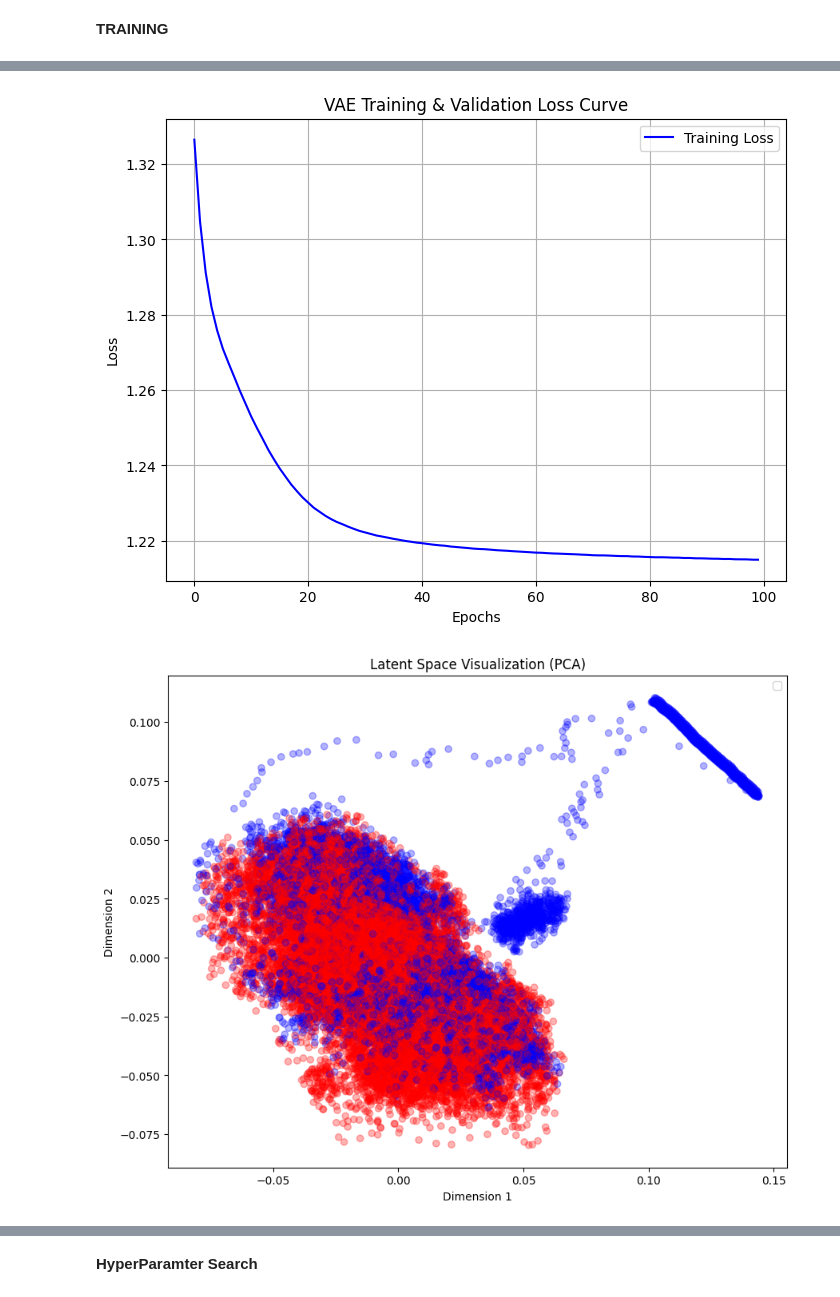
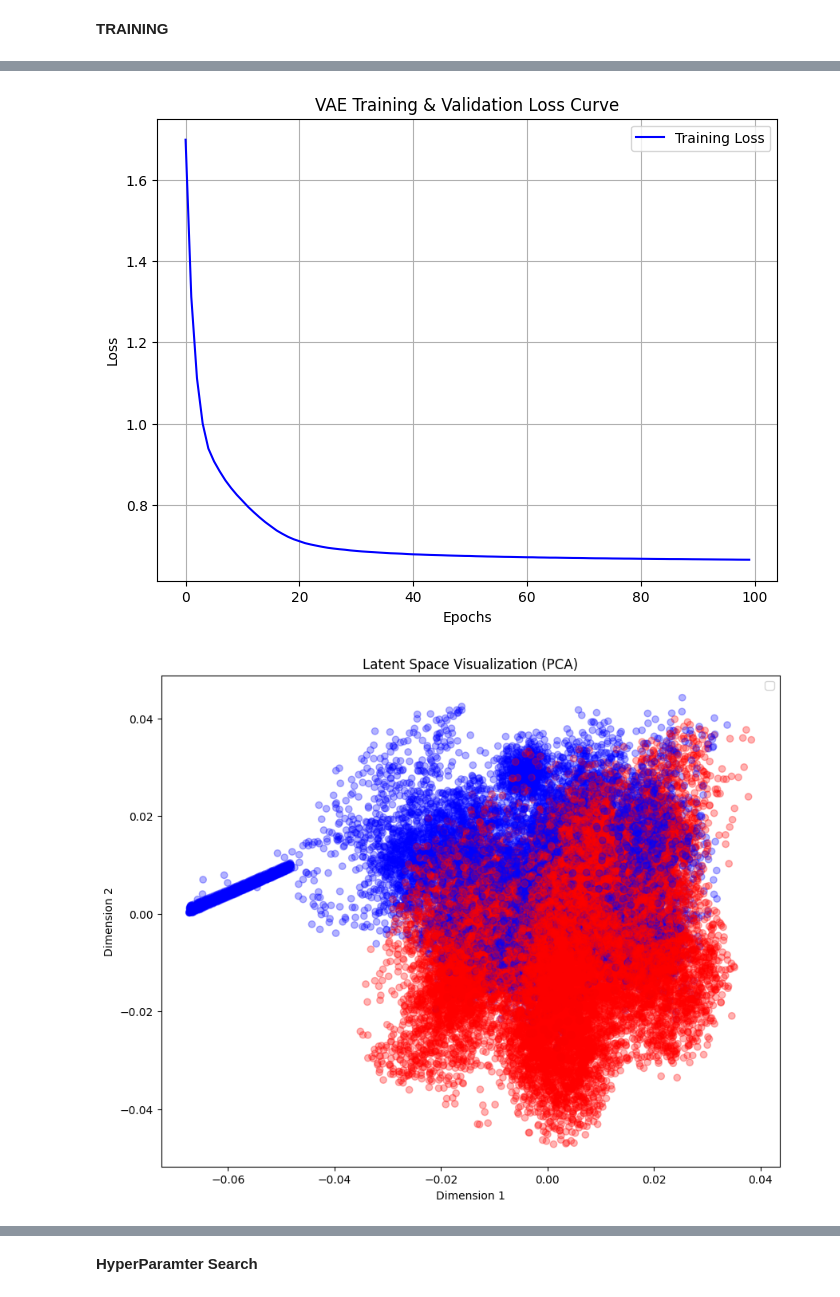
Before and after one commit to Samin765/Edge-Deployable-Unsupervised-IDS-for-CAN, a Jupyter notebook: VAE_multiple_samples_.ipynb, the cells around one changed output, grey strips where cells are left out. Saved outputs shown, nothing was run; the diff lists cells and outputs as text; code cells hidden in the pictures.

Commit message:
removed tsfresh and added payload timebased stats

```diff
--- a/VAE_multiple_samples_.ipynb
+++ b/VAE_multiple_samples_.ipynb
@@ -244,12 +186,12 @@ if LOAD_DATAFRAME:
     test_dataset = convert_to_tensorflow(processeddataframe_test['features'] ,processeddataframe_test['type'], batch_size= batch_size )
 else:
     # Preprocess and load training data
-    #processeddataframe = feature_selection_preparation(preprocessed_normal_channel2_csv_path, 'training', rows=n_rows_train, ts_fresh= TS_FRESH, ts_fresh_parameters= tsfresh_features, ts_fresh_custom_features= custom_fc_parameters)
-    #train_dataset, val_dataset = convert_to_tensorflow(processeddataframe['features'], batch_size= batch_size, window_size = window_size, stride = stride, split_ratio= split_ratio)
+    processeddataframe = feature_selection_preparation(preprocessed_normal_channel2_csv_path, 'training', rows=n_rows_train)
+    train_dataset, val_dataset = convert_to_tensorflow(processeddataframe['features'], batch_size= batch_size, window_size = window_size, stride = stride, split_ratio= split_ratio)
 
-    processeddataframe_test = feature_selection_preparation(preprocessed_new_Spoofing_channel2_csv_path, 'test', rows=n_rows_test, ts_fresh= TS_FRESH, ts_fresh_parameters= tsfresh_features, ts_fresh_custom_features= custom_fc_parameters)
+    processeddataframe_test = feature_selection_preparation(preprocessed_new_Spoofing_channel2_csv_path, 'test', rows=n_rows_test)
     test_dataset, test_threshold_dataset = convert_to_tensorflow(processeddataframe_test['features'], processeddataframe_test['type'], batch_size = batch_size, window_size= window_size, stride=stride, window_anomaly_ratio = window_anomaly_ratio)
 
-    #processeddataframe_dos_baseline = feature_selection_preparation(preprocessed_DoS_channel2_csv_path, 'test', rows=n_rows_test, ts_fresh= TS_FRESH, ts_fresh_parameters= tsfresh_features, ts_fresh_custom_features= custom_fc_parameters)
+    #processeddataframe_dos_baseline = feature_selection_preparation(preprocessed_DoS_channel2_csv_path, 'test', rows=n_rows_test)
     #dos_test_dataset, dos_threshold_dataset = convert_to_tensorflow(processeddataframe_dos_baseline['features'], processeddataframe_dos_baseline['type'], batch_size = batch_size, window_size= window_size, stride=stride, window_anomaly_ratio = window_anomaly_ratio)
 # %% [output]
@@ -1505,7 +1460,7 @@ validation_method = "PLOT" # None, B_VAE, TC, B_TCVAE, PLOT
 patience = 5
 
 # IMPORTANT
-latent_dim= 20
+latent_dim= 25
 beta = 50 # 20
 beta_tc = 1.008 #1.008 # keep in mind this is tuned based on that we get tc loss = -244..
 gamma = 0  # TC weight (typically between 1 and 10) 6
@@ -1529,7 +1484,7 @@ vae = VAE_multiplesamples(input_dim=input_dim, latent_dim=latent_dim, window_siz
 optimizer = tf.keras.optimizers.AdamW(learning_rate=learning_rate)
 discriminator_optimizer = tf.keras.optimizers.AdamW(learning_rate=learning_rate_disc)
 
-train_losses, val_losses, real_epochs, time, show_val, model_path, vae = train_model_btc(vae,optimizer,discriminator_optimizer, epochs,
+train_losses, val_losses, real_epochs, time, show_val, model_path, vae = train_model(vae,optimizer,discriminator_optimizer, epochs,
                                                                     n_samples, input_dim, latent_dim, batch_size,beta,
                                                                       gamma, n_critic, steps_anneal, patience, time,beta_tc,validation_method,
                                                                       model_path= model_path, train_dataset=train_dataset,test_dataset=test_dataset,
@@ -1585,5 +1540,5 @@ Epoch 100, Train Loss: 1.214951, Beta TC Loss: 1.048702, Val Loss: 0.000000
 💽Saved Model at Epoch 100💽
 💽Loss Plot Saved.💽
 💽VAE model saved.💽
-[figure, old version]
+[figure, new version]
-[figure, old version]
+[figure, new version]
```
Also changed, not shown: parts of 7 cells of this notebook, 2 other files.
